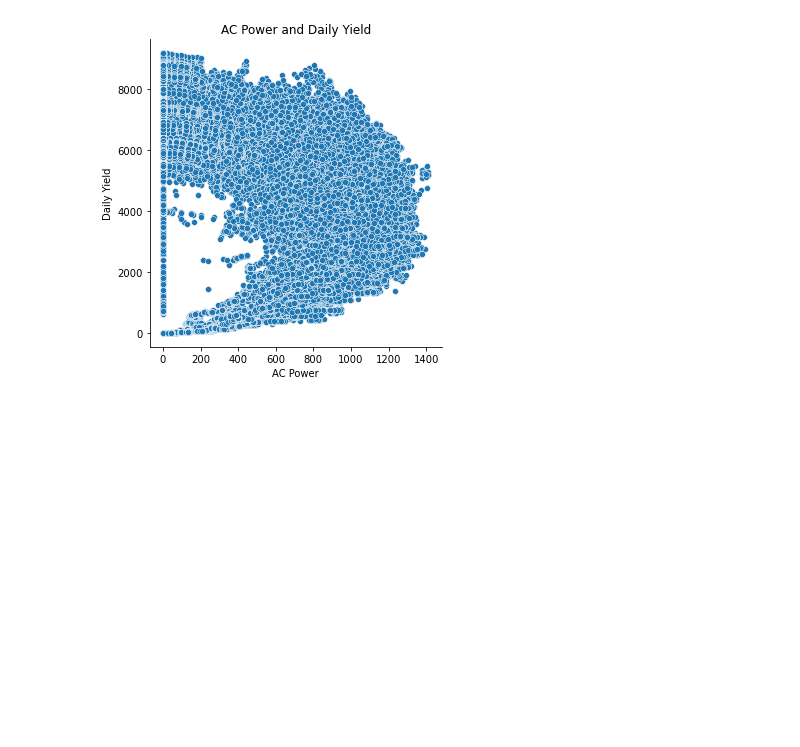
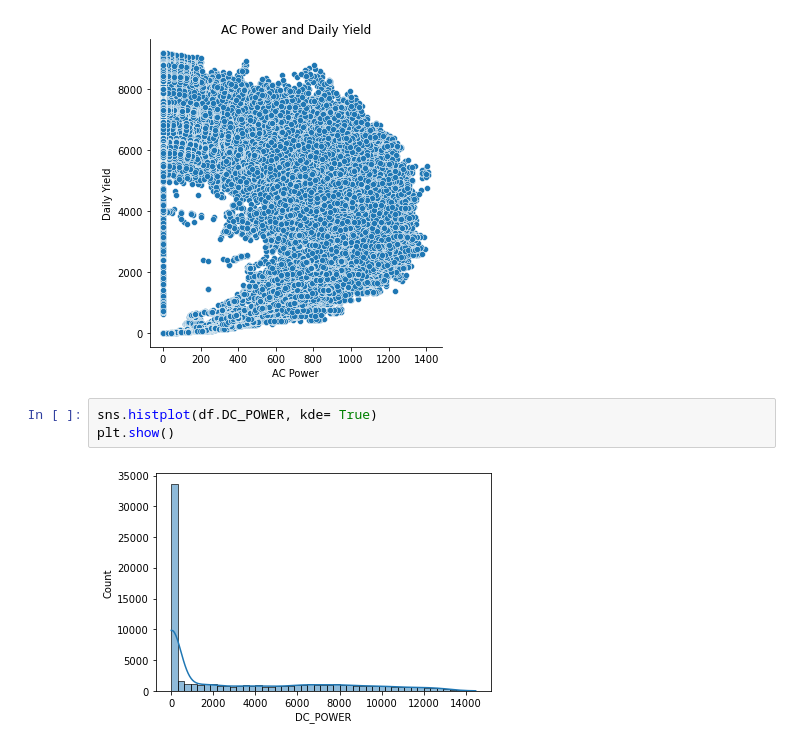
Before and after one commit to BurtonBarnes/solar, a Jupyter notebook: final_notebook.ipynb, the cells around one changed output. Cells and saved outputs as stored; diff of their text form; blank space fills up the shorter version.

```diff
--- a/final_notebook.ipynb
+++ b/final_notebook.ipynb
@@ -108,3 +108,8 @@ plt.ylabel('Daily Yield')
 # %% [output]
 Text(-2.700000000000003, 0.5, 'Daily Yield')
 [figure]
+# %%
+sns.histplot(df.DC_POWER, kde= True)
+plt.show()
+# %% [output]
+[figure, added]
```
Also changed, not shown: parts of 3 cells of this notebook.
